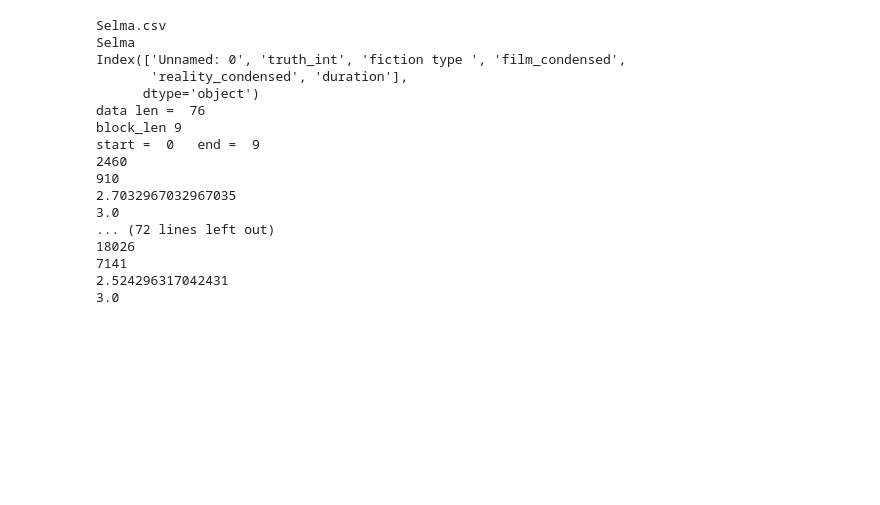
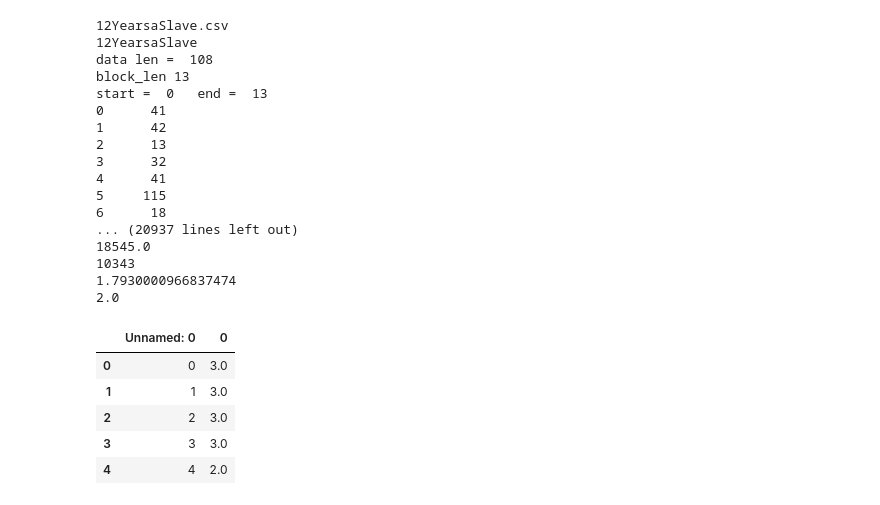
Before and after one commit to soumyaumass/590V_project, a Jupyter notebook: data/Cleaned_data/Untitled.ipynb, the cells around one changed output. Cells and saved outputs as stored; diff of their text form; code cells hidden in the pictures; blank space fills up the shorter version.

```diff
--- a/data/Cleaned_data/Untitled.ipynb
+++ b/data/Cleaned_data/Untitled.ipynb
@@ -26,35 +29,50 @@ def genIce(data, level, level_name):
         scores.append(round(weighted_sum/duration))
     return scores
 # %%
-allFiles = glob.glob("Selma.csv")
+allFiles = glob.glob("*.csv")
 movies = {}
 for filename in allFiles:
     print(filename)
     name = (filename.split('.'))[0]
     print(name)
     df = pd.read_csv(filename)
-    print(df.columns)
-    df["weighted_truth"] = df['truth_int']*df['duration']
-    division = [8, 4, 2, 1]
-    for div in division:
-        scores = genIce(df, div, "ice"+ str(div))
-        scores_df = pd.DataFrame(scores)
-        scores_df.to_csv(name+"_ice"+str(div)+".csv")
+    #print(df)
+    #df['truth_int'] = df['truth_int'].astype('int64')
+    try:
+        df["weighted_truth"] = df['truth_int']*df['duration']
+        division = [8, 4, 2, 1]
+        for div in division:
+            scores = genIce(df, div, "ice"+ str(div))
+            scores_df = pd.DataFrame(scores)
+            #scores_df.to_csv(name+"_ice"+str(div)+".csv")
+    except:
+        print("failed for ", name)
 # %% [output]
-Selma.csv
-Selma
-Index(['Unnamed: 0', 'truth_int', 'fiction type ', 'film_condensed',
-       'reality_condensed', 'duration'],
-      dtype='object')
-data len =  76
-block_len 9
-start =  0   end =  9
-2460
-910
-2.7032967032967035
-3.0
-... (72 lines left out)
-18026
-7141
-2.524296317042431
-3.0
+12YearsaSlave.csv
+12YearsaSlave
+data len =  108
+block_len 13
+start =  0   end =  13
+0      41
+1      42
+2      13
+3      32
+4      41
+5     115
+6      18
+... (20937 lines left out)
+18545.0
+10343
+1.7930000966837474
+2.0
+# %%
+score = pd.read_csv("selma_ice8.csv")
+# %%
+score.head()
+# %% [output]
+|  | Unnamed: 0 | 0 |
+| 0 | 0 | 3.0 |
+| 1 | 1 | 3.0 |
+| 2 | 2 | 3.0 |
+| 3 | 3 | 3.0 |
+| 4 | 4 | 2.0 |
```
Also changed, not shown: parts of 1 cell of this notebook, 41 other files.
